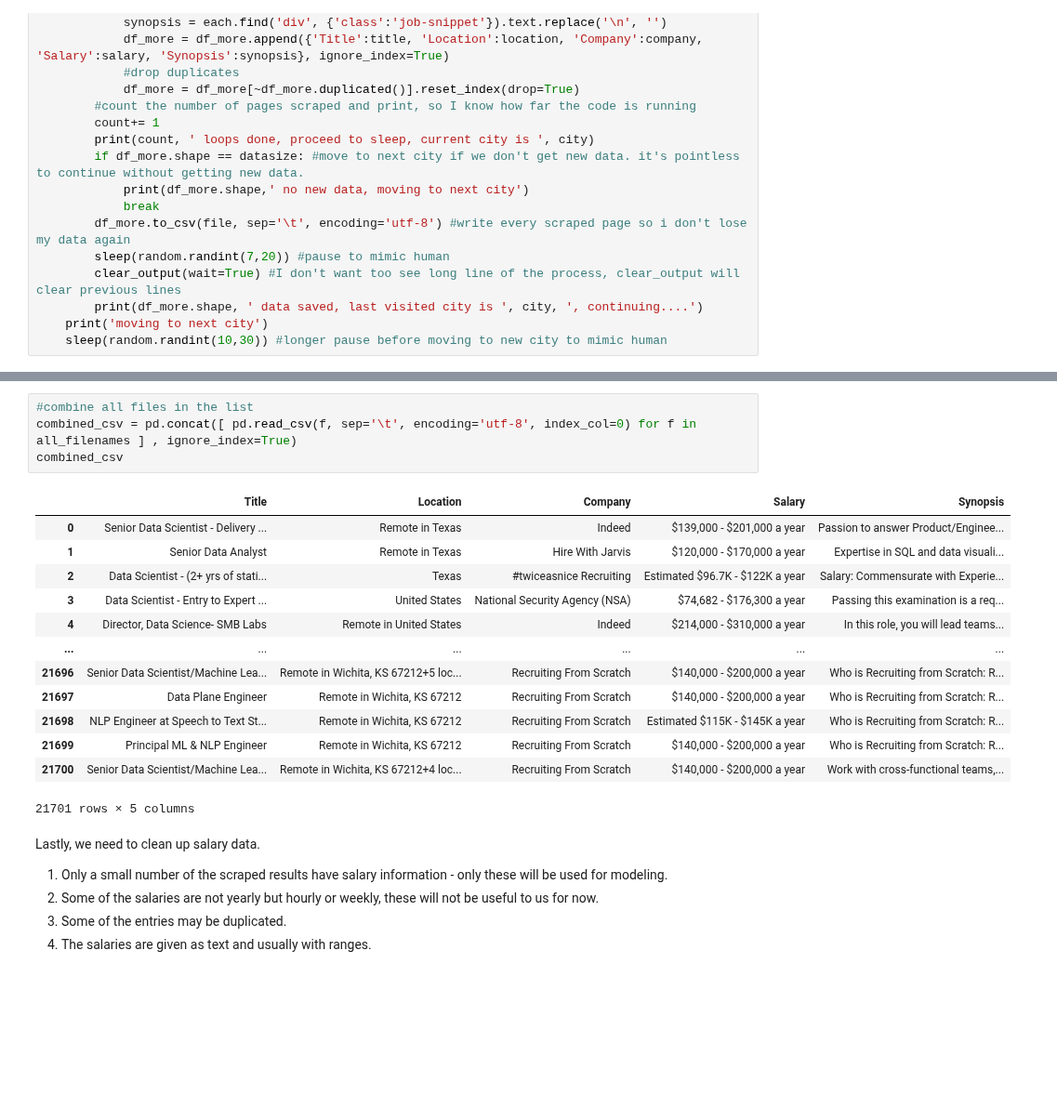
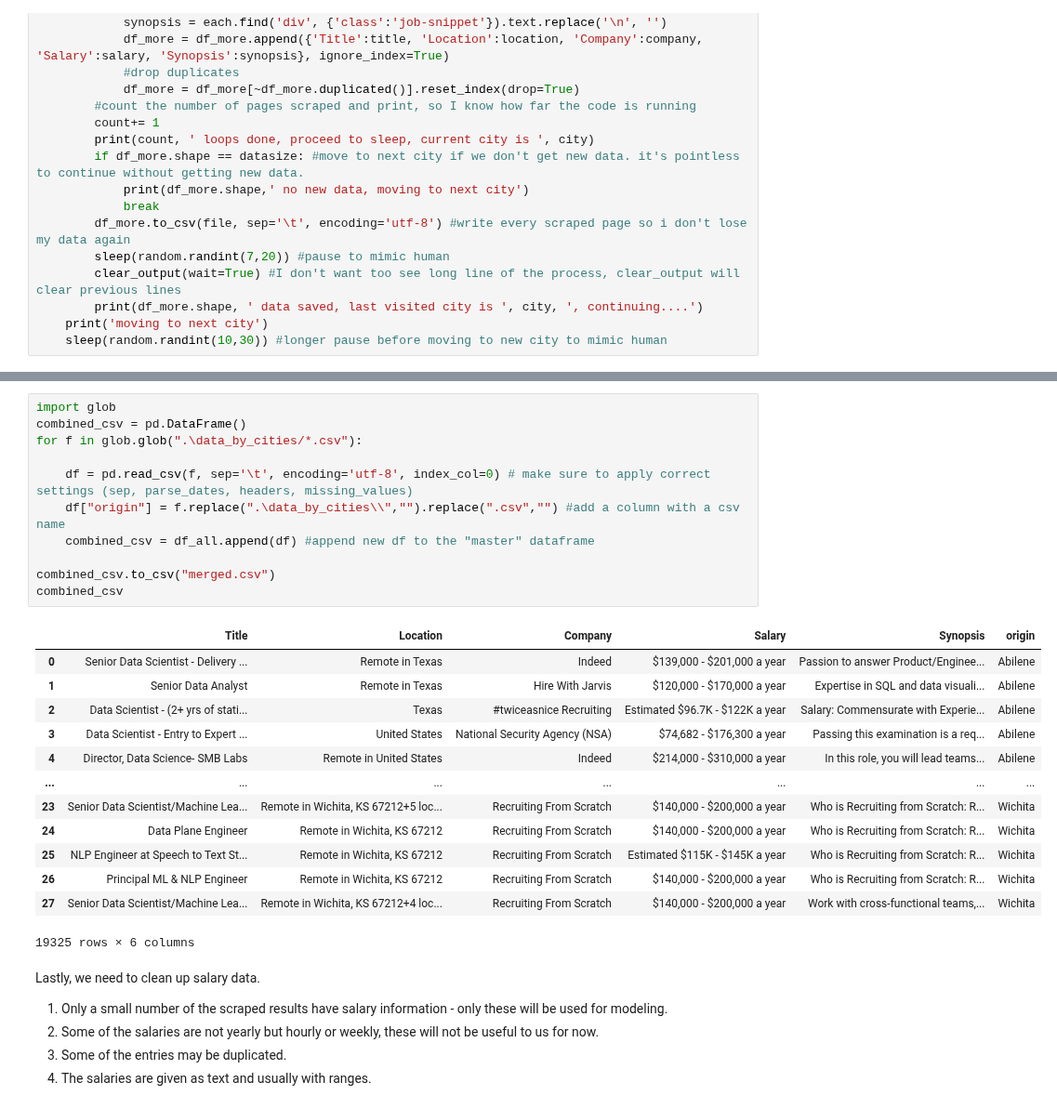
Before and after one commit to Chiuchiyin/Coding-fun, a Jupyter notebook: Web Scraping Job Postings/starter_code_new.ipynb, the cells around one changed output, grey strips where cells are left out. Shown at 93% size. Cells and saved outputs as stored; diff of their text form; blank space fills up the shorter version.

```diff
--- a/Web Scraping Job Postings/starter_code_new.ipynb
+++ b/Web Scraping Job Postings/starter_code_new.ipynb
@@ -410,21 +309,28 @@ all_filenames
-# %%
-#combine all files in the list
-combined_csv = pd.concat([ pd.read_csv(f, sep='\t', encoding='utf-8', index_col=0) for f in all_filenames ] , ignore_index=True)
-combined_csv
-# %% [output]
-|  | Title | Location | Company | Salary | Synopsis |
-| 0 | Senior Data Scientist - Delivery ... | Remote in Texas | Indeed | $139,000 - $201,000 a year | Passion to answer Product/Enginee... |
-| 1 | Senior Data Analyst | Remote in Texas | Hire With Jarvis | $120,000 - $170,000 a year | Expertise in SQL and data visuali... |
-| 2 | Data Scientist - (2+ yrs of stati... | Texas | #twiceasnice Recruiting | Estimated $96.7K - $122K a year | Salary: Commensurate with Experie... |
-| 3 | Data Scientist - Entry to Expert ... | United States | National Security Agency (NSA) | $74,682 - $176,300 a year | Passing this examination is a req... |
-| 4 | Director, Data Science- SMB Labs | Remote in United States | Indeed | $214,000 - $310,000 a year | In this role, you will lead teams... |
-| ... | ... | ... | ... | ... | ... |
-| 21696 | Senior Data Scientist/Machine Lea... | Remote in Wichita, KS 67212+5 loc... | Recruiting From Scratch | $140,000 - $200,000 a year | Who is Recruiting from Scratch: R... |
-| 21697 | Data Plane Engineer | Remote in Wichita, KS 67212 | Recruiting From Scratch | $140,000 - $200,000 a year | Who is Recruiting from Scratch: R... |
-| 21698 | NLP Engineer at Speech to Text St... | Remote in Wichita, KS 67212 | Recruiting From Scratch | Estimated $115K - $145K a year | Who is Recruiting from Scratch: R... |
-| 21699 | Principal ML & NLP Engineer | Remote in Wichita, KS 67212 | Recruiting From Scratch | $140,000 - $200,000 a year | Who is Recruiting from Scratch: R... |
-| 21700 | Senior Data Scientist/Machine Lea... | Remote in Wichita, KS 67212+4 loc... | Recruiting From Scratch | $140,000 - $200,000 a year | Work with cross-functional teams,... |
-21701 rows × 5 columns
+# %%
+import glob
+combined_csv = pd.DataFrame()
+for f in glob.glob(".\data_by_cities/*.csv"):
+
+    df = pd.read_csv(f, sep='\t', encoding='utf-8', index_col=0) # make sure to apply correct settings (sep, parse_dates, headers, missing_values)
+    df["origin"] = f.replace(".\data_by_cities\\","").replace(".csv","") #add a column with a csv name
+    combined_csv = df_all.append(df) #append new df to the "master" dataframe
+
+combined_csv.to_csv("merged.csv")
+combined_csv
+# %% [output]
+|  | Title | Location | Company | Salary | Synopsis | origin |
+| 0 | Senior Data Scientist - Delivery ... | Remote in Texas | Indeed | $139,000 - $201,000 a year | Passion to answer Product/Enginee... | Abilene |
+| 1 | Senior Data Analyst | Remote in Texas | Hire With Jarvis | $120,000 - $170,000 a year | Expertise in SQL and data visuali... | Abilene |
+| 2 | Data Scientist - (2+ yrs of stati... | Texas | #twiceasnice Recruiting | Estimated $96.7K - $122K a year | Salary: Commensurate with Experie... | Abilene |
+| 3 | Data Scientist - Entry to Expert ... | United States | National Security Agency (NSA) | $74,682 - $176,300 a year | Passing this examination is a req... | Abilene |
+| 4 | Director, Data Science- SMB Labs | Remote in United States | Indeed | $214,000 - $310,000 a year | In this role, you will lead teams... | Abilene |
+| ... | ... | ... | ... | ... | ... | ... |
+| 23 | Senior Data Scientist/Machine Lea... | Remote in Wichita, KS 67212+5 loc... | Recruiting From Scratch | $140,000 - $200,000 a year | Who is Recruiting from Scratch: R... | Wichita |
+| 24 | Data Plane Engineer | Remote in Wichita, KS 67212 | Recruiting From Scratch | $140,000 - $200,000 a year | Who is Recruiting from Scratch: R... | Wichita |
+| 25 | NLP Engineer at Speech to Text St... | Remote in Wichita, KS 67212 | Recruiting From Scratch | Estimated $115K - $145K a year | Who is Recruiting from Scratch: R... | Wichita |
+| 26 | Principal ML & NLP Engineer | Remote in Wichita, KS 67212 | Recruiting From Scratch | $140,000 - $200,000 a year | Who is Recruiting from Scratch: R... | Wichita |
+| 27 | Senior Data Scientist/Machine Lea... | Remote in Wichita, KS 67212+4 loc... | Recruiting From Scratch | $140,000 - $200,000 a year | Work with cross-functional teams,... | Wichita |
+19325 rows × 6 columns
 # %% [markdown]
 Lastly, we need to clean up salary data.
 
```
Also changed, not shown: parts of 20 cells of this notebook, 3 other files.
